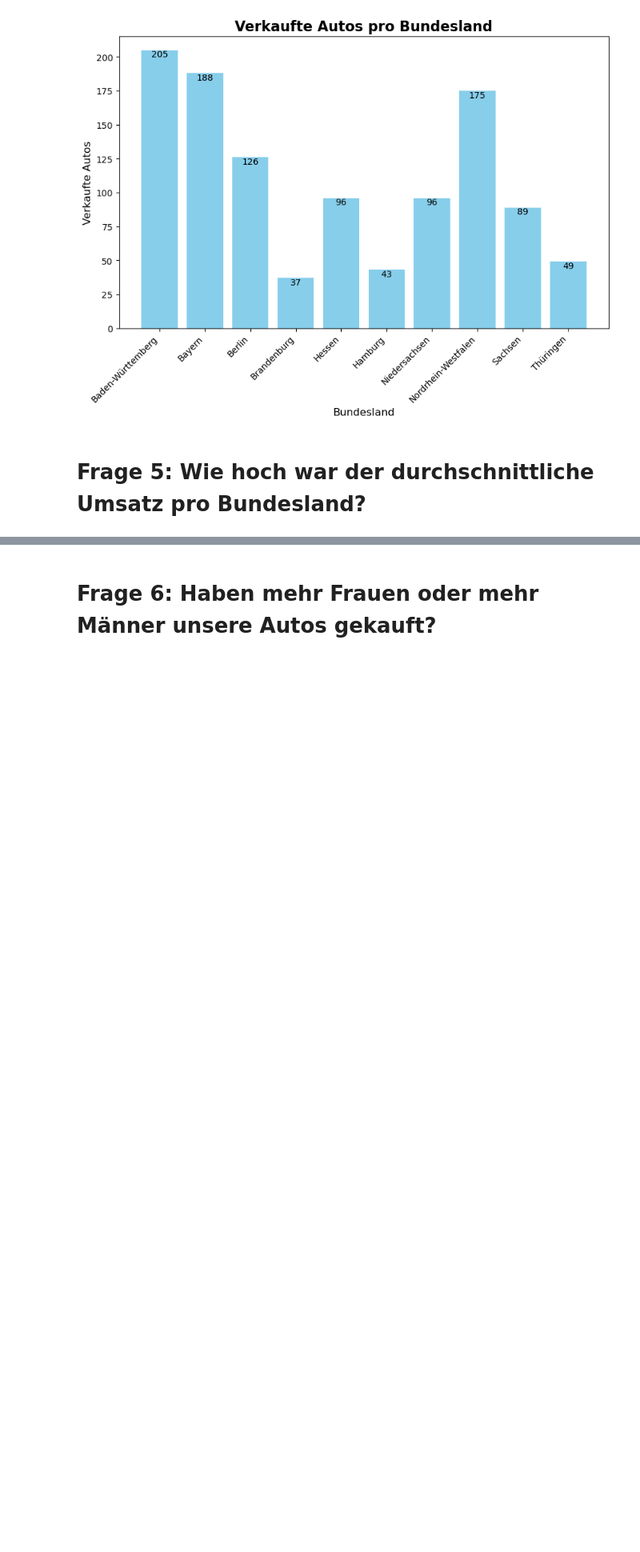
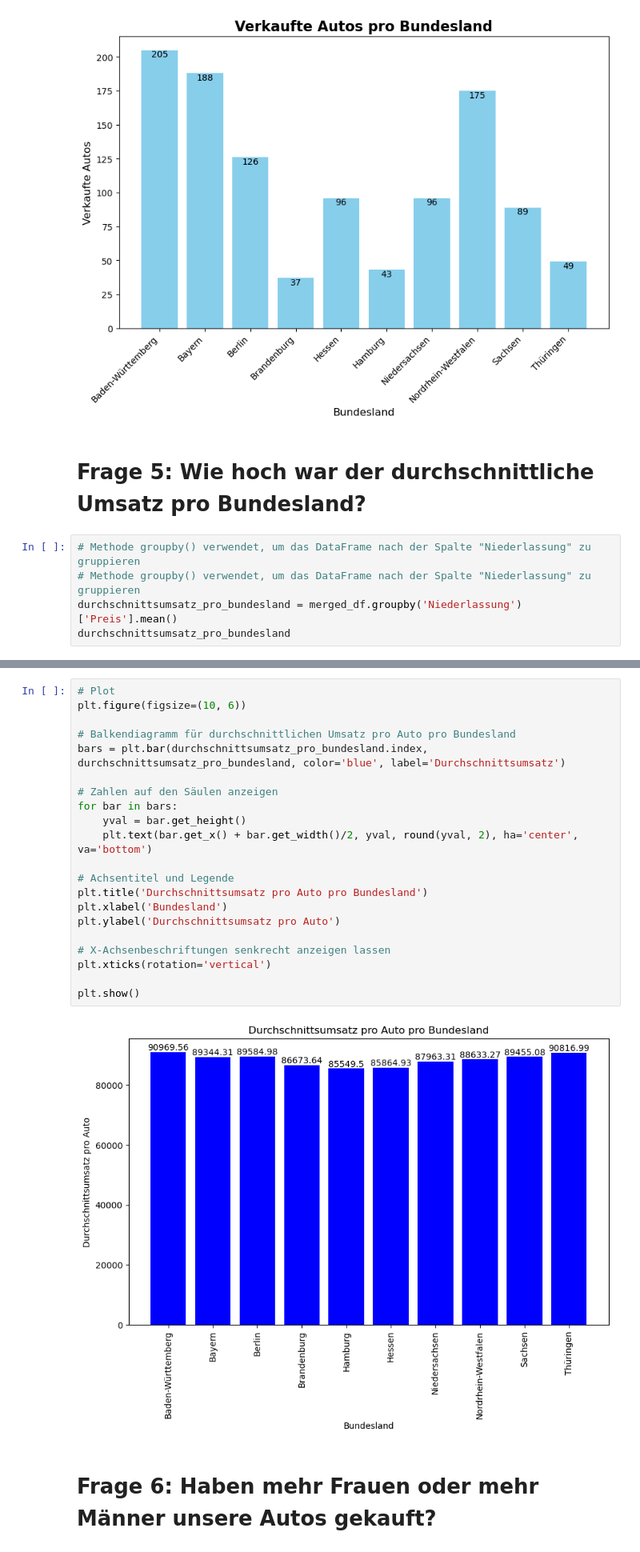
Before and after one commit to Dennis130301/final_projectWS23_Group1, a Jupyter notebook: Projekt_Gruppe1.ipynb, the cells around one changed output, grey strips where cells are left out. Shown: that part at 80% size. Cells and saved outputs as stored; diff of their text form; blank space fills up the shorter version.

```diff
--- a/Projekt_Gruppe1.ipynb
+++ b/Projekt_Gruppe1.ipynb
@@ -627,3 +642,8 @@ plt.show()
 [figure]
 # %% [markdown]
 # Frage 5:  Wie hoch war der durchschnittliche Umsatz pro Bundesland?
+# %%
+# Methode groupby() verwendet, um das DataFrame nach der Spalte "Niederlassung" zu gruppieren
+# Methode groupby() verwendet, um das DataFrame nach der Spalte "Niederlassung" zu gruppieren
+durchschnittsumsatz_pro_bundesland = merged_df.groupby('Niederlassung')['Preis'].mean()
+durchschnittsumsatz_pro_bundesland
@@ -630,3 +663,26 @@ plt.show()
+# %%
+# Plot
+plt.figure(figsize=(10, 6))
+
+# Balkendiagramm für durchschnittlichen Umsatz pro Auto pro Bundesland
+bars = plt.bar(durchschnittsumsatz_pro_bundesland.index, durchschnittsumsatz_pro_bundesland, color='blue', label='Durchschnittsumsatz')
+
+# Zahlen auf den Säulen anzeigen
+for bar in bars:
+    yval = bar.get_height()
+    plt.text(bar.get_x() + bar.get_width()/2, yval, round(yval, 2), ha='center', va='bottom')
+
+# Achsentitel und Legende
+plt.title('Durchschnittsumsatz pro Auto pro Bundesland')
+plt.xlabel('Bundesland')
+plt.ylabel('Durchschnittsumsatz pro Auto')
+
+# X-Achsenbeschriftungen senkrecht anzeigen lassen
+plt.xticks(rotation='vertical')
+
+plt.show()
+# %% [output]
+[figure, added]
 # %% [markdown]
 # Frage 6: Haben mehr Frauen oder mehr Männer unsere Autos gekauft?
 # %%
```
Also changed, not shown: parts of 21 cells of this notebook, 1 other file.
